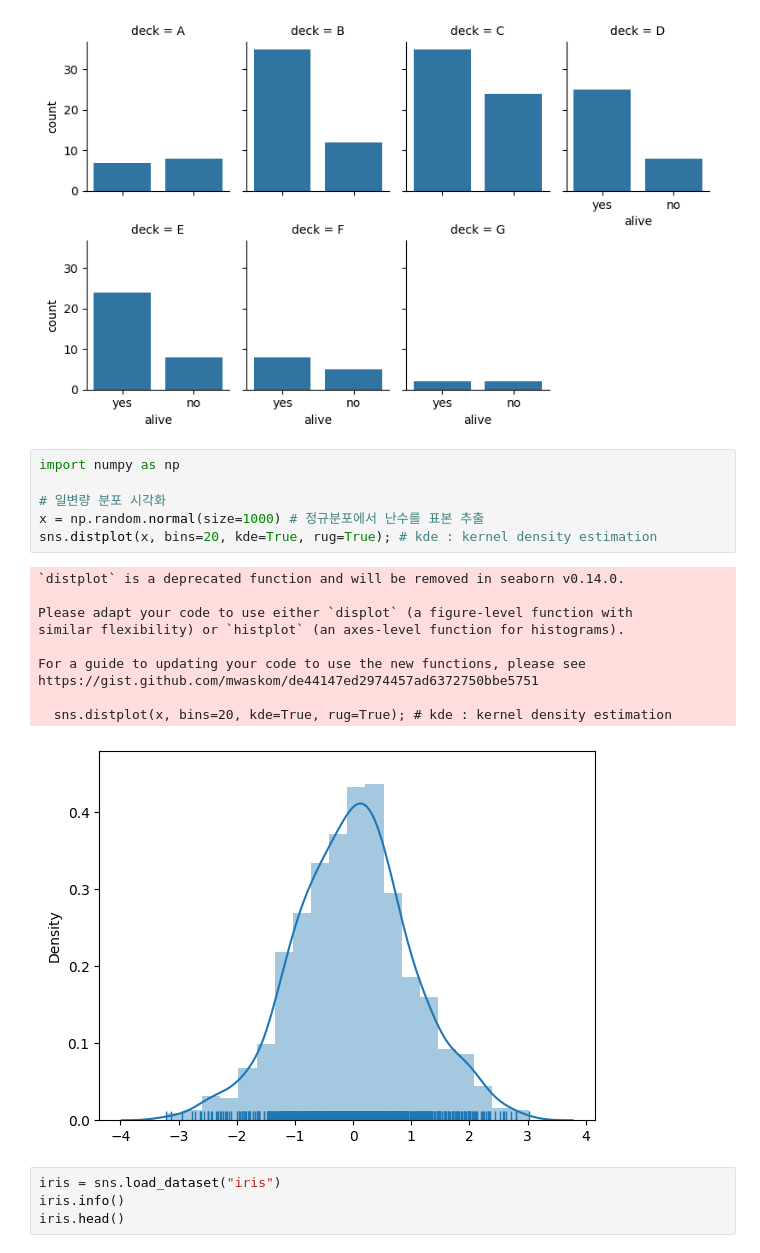
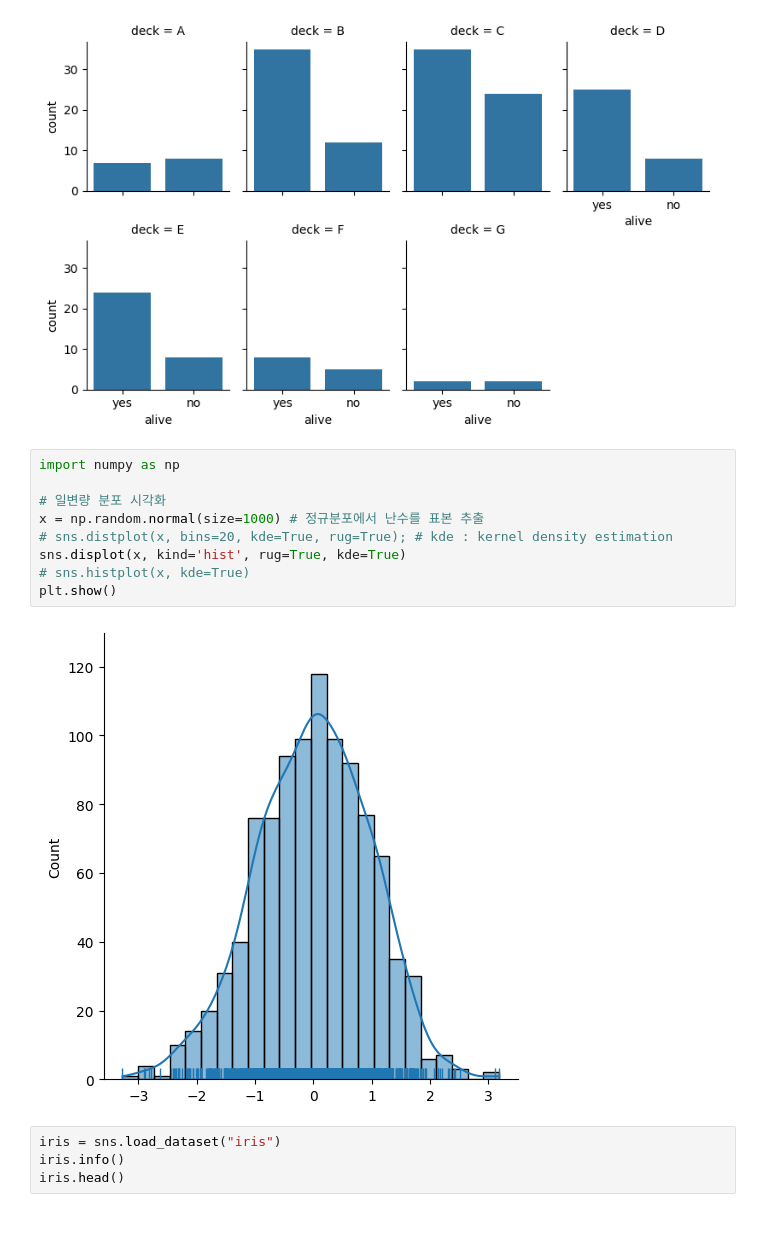
Before and after one commit to shared-repo/human-da5, a Jupyter notebook: workspace/da-packages/g_example.ipynb, the cells around one changed output. Drawn from its saved outputs; the diff is of its cells as text; blank space fills up the shorter version.

```diff
--- a/workspace/da-packages/g_example.ipynb
+++ b/workspace/da-packages/g_example.ipynb
@@ -253,20 +253,14 @@ plt.show()
 # %%
 import numpy as np
 
 # 일변량 분포 시각화
 x = np.random.normal(size=1000) # 정규분포에서 난수를 표본 추출
-sns.distplot(x, bins=20, kde=True, rug=True); # kde : kernel density estimation
+# sns.distplot(x, bins=20, kde=True, rug=True); # kde : kernel density estimation
+sns.displot(x, kind='hist', rug=True, kde=True)
+# sns.histplot(x, kde=True)
+plt.show()
 # %% [output]
-`distplot` is a deprecated function and will be removed in seaborn v0.14.0.
-
-Please adapt your code to use either `displot` (a figure-level function with
-similar flexibility) or `histplot` (an axes-level function for histograms).
-
-For a guide to updating your code to use the new functions, please see
-https://gist.github.com/mwaskom/de44147ed2974457ad6372750bbe5751
-
-  sns.distplot(x, bins=20, kde=True, rug=True); # kde : kernel density estimation
-[figure, old version]
+[figure, new version]
 # %%
 iris = sns.load_dataset("iris")
 iris.info()
```
Also changed, not shown: parts of 2 cells of this notebook, 5 other files.
